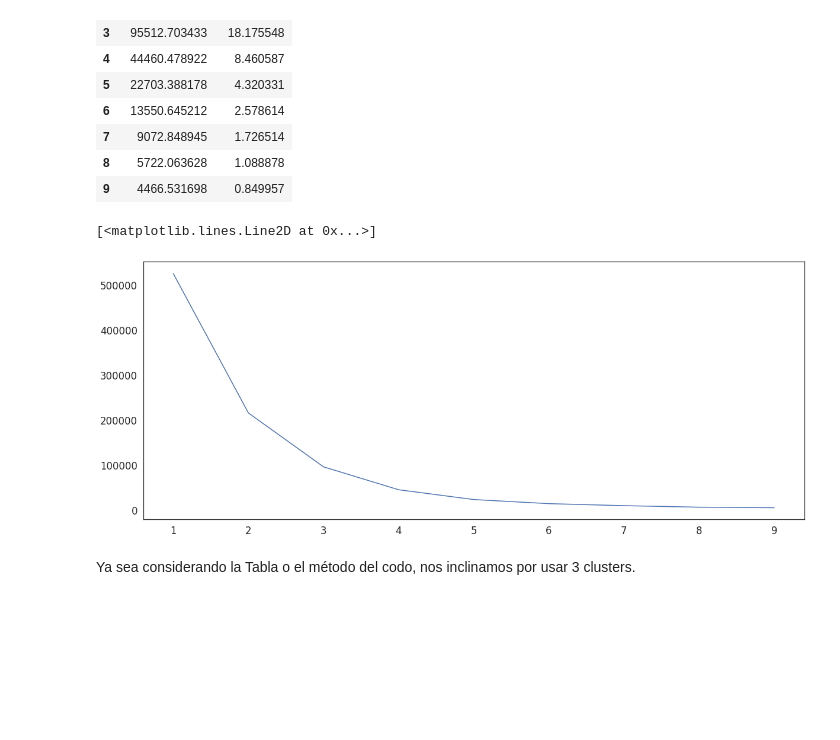
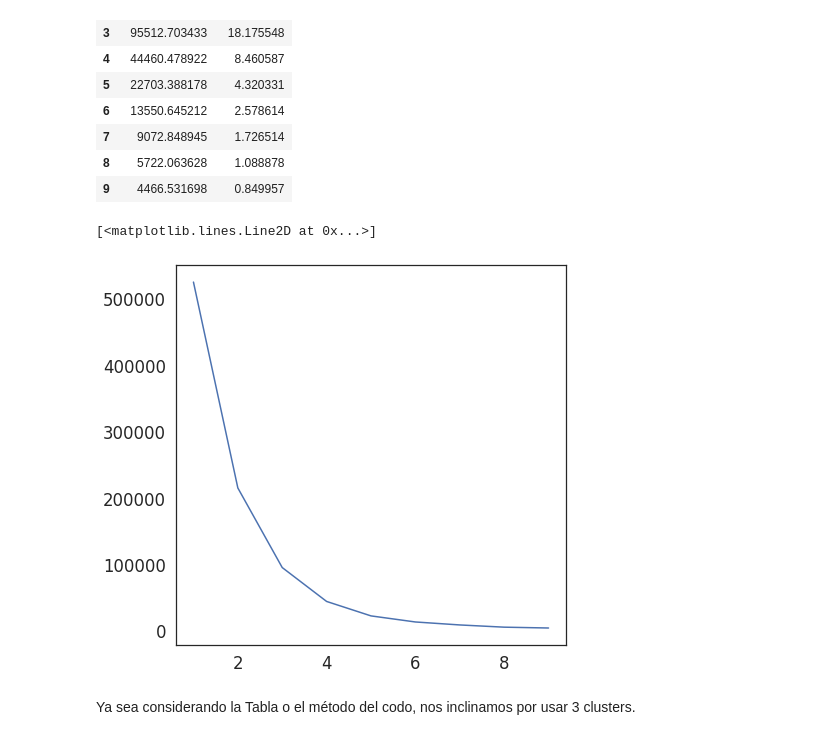
Before and after one commit to 450fausto/Productivity, a Jupyter notebook: Proyecto_Fase3_mod2_Part1.ipynb, the cells around one changed output. Drawn from its saved outputs; the diff is of its cells as text; code cells hidden in the pictures; blank space fills up the shorter version.

```diff
--- a/Proyecto_Fase3_mod2_Part1.ipynb
+++ b/Proyecto_Fase3_mod2_Part1.ipynb
@@ -261,8 +303,8 @@ sns.heatmap(df_finishing_corr, annot=True)
 # %% [markdown]
 Con esto se demuestra, parcialmente, que la hipótesis es correcta sólo para un departamento: el de costura. Sin embargo, en el mapa de calor se puede ver otro tipo de correlación para el mismo departamento. Se trata de las variables 'targeted_productivity' (relacionado con la importancia de realizar ciertas tareas) y la productividad.
 # %%
+sns.set(style='white', font_scale=1.5, rc={'figure.figsize':(11,11)})
 plt.figure()
-sns.set(style='white', font_scale=1.5, rc={'figure.figsize':(20,20)})
 plt.subplot(2,2,1)
 plt.scatter(df_sweing.incentive, df_sweing.targeted_productivity, c=df_sweing.actual_productivity)
 plt.title('Incentive vs Targeted productivity')
@@ -303,10 +345,11 @@ pd.DataFrame({'Fobj':var, 'p-%':100*np.array(var)/var[0]}, index=np.arange(1,len
 | 8 | 5722.063628 | 1.088878 |
 | 9 | 4466.531698 | 0.849957 |
 # %%
+sns.set(style='white', font_scale=1.5, rc={'figure.figsize':(7,7)})
 plt.plot(range(1,len(var)+1), (var))
 # %% [output]
 [<matplotlib.lines.Line2D at 0x...>]
-[figure, old version]
+[figure, new version]
 # %% [markdown]
 Ya sea considerando la Tabla o el método del codo, nos inclinamos por usar 3 clusters.
 # %%
```
Also changed, not shown: parts of 74 cells of this notebook.
